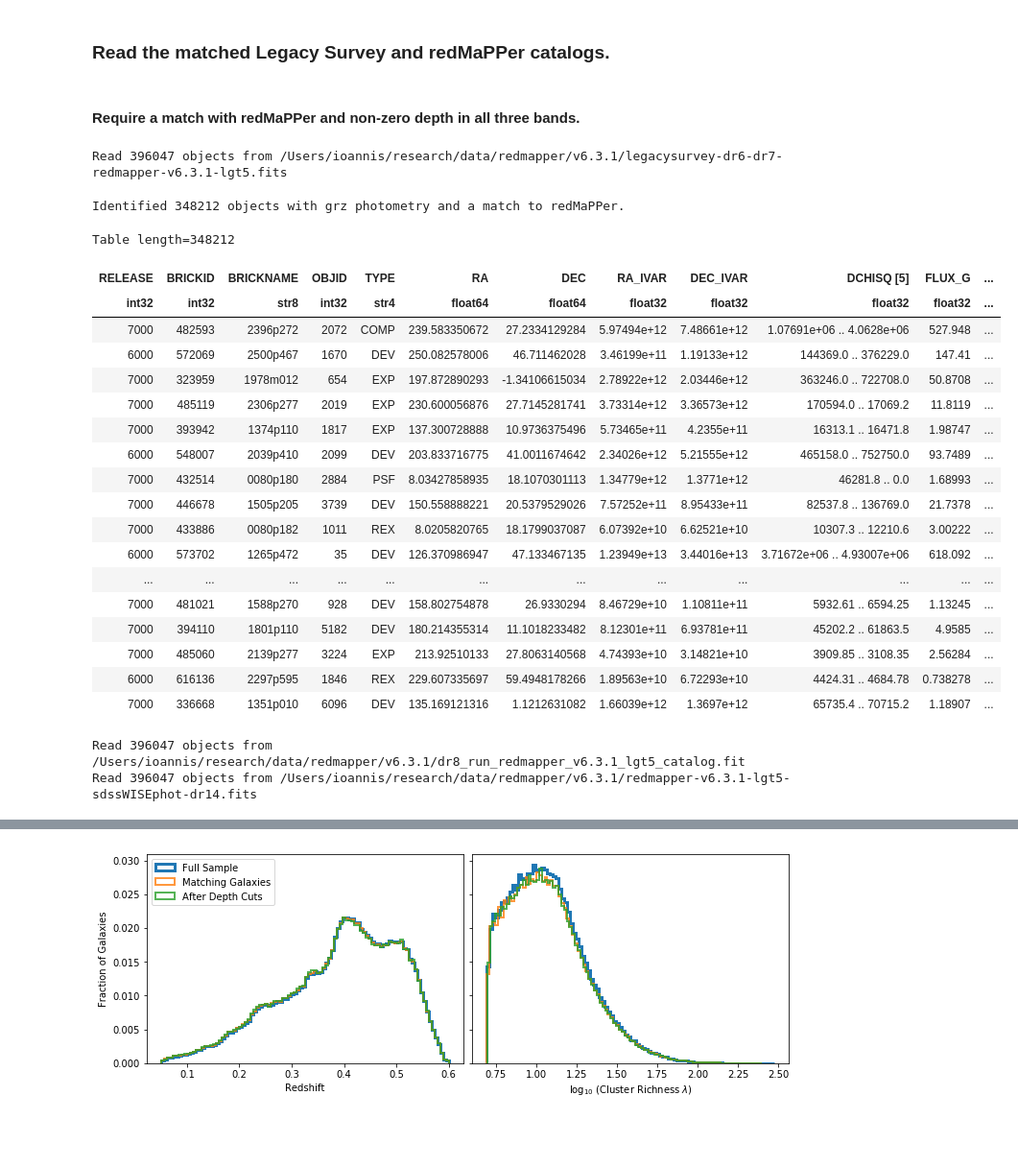
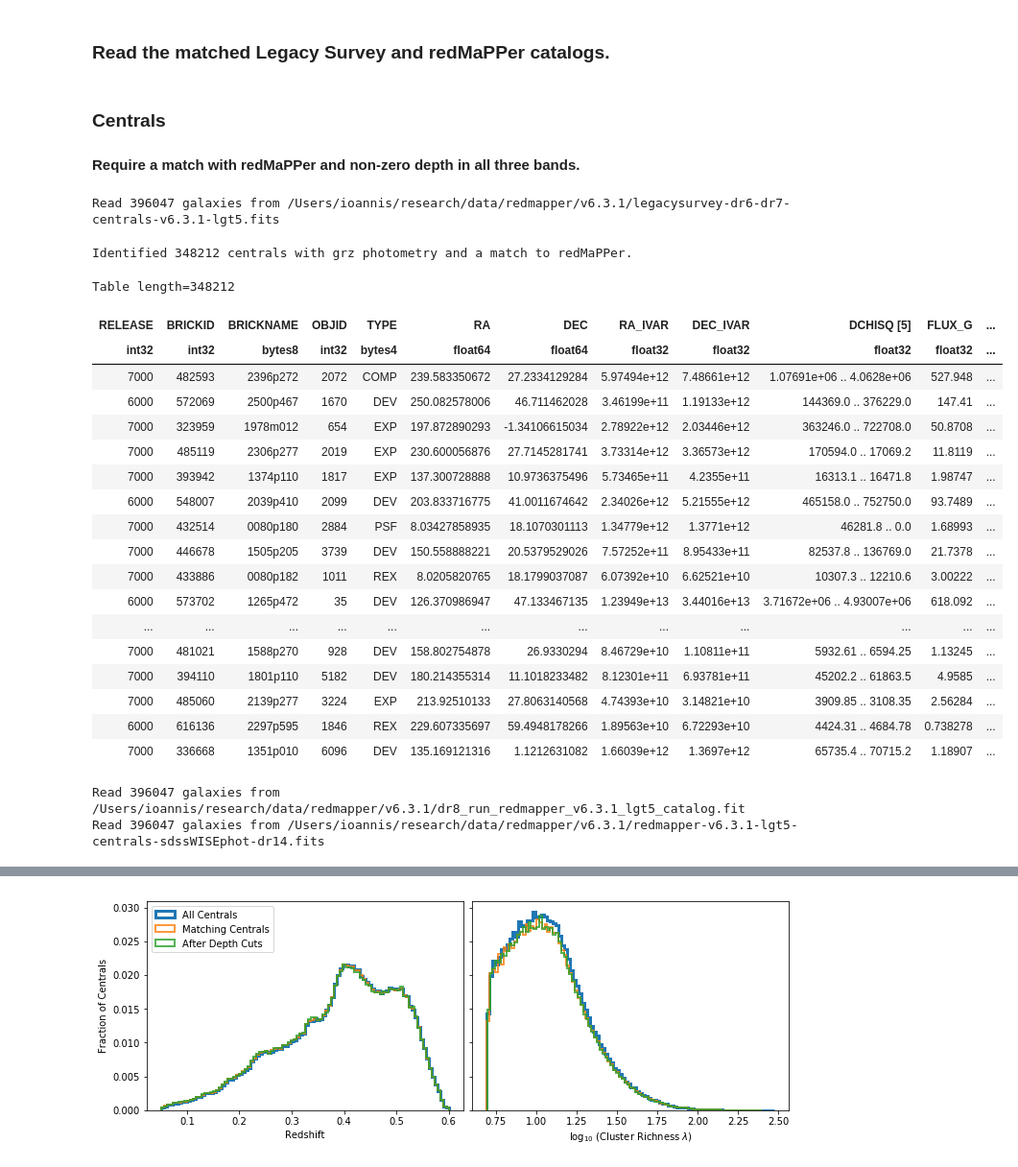
Before and after one commit to moustakas/legacyhalos, a Jupyter notebook: doc/legacyhalos-sample-selection.ipynb, the cells around one changed output, grey strips where cells are left out. Shown at 96% size. Saved outputs shown, nothing was run; the diff lists cells and outputs as text; code cells hidden in the pictures; blank space fills up the shorter version.

```diff
--- a/doc/legacyhalos-sample-selection.ipynb
+++ b/doc/legacyhalos-sample-selection.ipynb
@@ -56,16 +60,20 @@ jackfile = os.path.join( legacyhalos.io.sample_dir(), 'legacyhalos-jackknife-{}.
 # %% [markdown]
 ### Read the matched Legacy Survey and redMaPPer catalogs.
 # %%
-def read_legacysurvey(lsdr='dr6-dr7', rmversion='v6.3.1'):
+def read_legacysurvey(lsdr='dr6-dr7', rmversion='v6.3.1', index=None, satellites=False):
     """Read the matched Legacy Survey catalog.
 
     Note that non-matching entries are populated with zeros / False.
 
     """
+    if satellites:
+        galtype = 'members'
+    else:
+        galtype = 'centrals'
     lsfile = os.path.join( os.getenv('REDMAPPER_DIR'), rmversion,
-                           'legacysurvey-{}-redmapper-{}-lgt5.fits'.format(lsdr, rmversion) )
-    ls = Table(fits.getdata(lsfile, ext=1, upper=True))
-    print('Read {} objects from {}'.format(len(ls), lsfile))
+                           'legacysurvey-{}-{}-{}-lgt5.fits'.format(lsdr, galtype, rmversion) )
+    ls = Table(fitsio.read(lsfile, ext=1, upper=True, rows=index))
+    print('Read {} galaxies from {}'.format(len(ls), lsfile))
 
     return ls
 # %%
@@ -102,24 +113,25 @@ def read_redmapper(rmversion='v6.3.1', index=None):
 
     return rmout
 # %% [markdown]
+### Centrals
 #### Require a match with redMaPPer and non-zero depth in all three bands.
 # %%
-lsall = read_legacysurvey(lsdr=lsdr, rmversion=rmversion)
+lscenall = read_legacysurvey(lsdr=lsdr, rmversion=rmversion)
 # %% [output]
-Read 396047 objects from /Users/ioannis/research/data/redmapper/v6.3.1/legacysurvey-dr6-dr7-redmapper-v6.3.1-lgt5.fits
+Read 396047 galaxies from /Users/ioannis/research/data/redmapper/v6.3.1/legacysurvey-dr6-dr7-centrals-v6.3.1-lgt5.fits
 # %%
-lsmatched = np.where(
-    (lsall['GALDEPTH_G'] > 0) *
-    (lsall['GALDEPTH_R'] > 0) *
-    (lsall['GALDEPTH_Z'] > 0) )[0]
-print('Identified {} objects with grz photometry and a match to redMaPPer.'.format(len(lsmatched)))
-ls = lsall[lsmatched]
-ls
+cenmatched = np.where(
+    (lscenall['GALDEPTH_G'] > 0) *
+    (lscenall['GALDEPTH_R'] > 0) *
+    (lscenall['GALDEPTH_Z'] > 0) )[0]
+print('Identified {} centrals with grz photometry and a match to redMaPPer.'.format(len(cenmatched)))
+lscen = lscenall[cenmatched]
+lscen
 # %% [output]
-Identified 348212 objects with grz photometry and a match to redMaPPer.
+Identified 348212 centrals with grz photometry and a match to redMaPPer.
 Table length=348212
 | RELEASE | BRICKID | BRICKNAME | OBJID | TYPE | RA | DEC | RA_IVAR | DEC_IVAR | DCHISQ [5] | FLUX_G | ... |
-| int32 | int32 | str8 | int32 | str4 | float64 | float64 | float32 | float32 | float32 | float32 | ... |
+| int32 | int32 | bytes8 | int32 | bytes4 | float64 | float64 | float32 | float32 | float32 | float32 | ... |
 | 7000 | 482593 | 2396p272 | 2072 | COMP | 239.583350672 | 27.2334129284 | 5.97494e+12 | 7.48661e+12 | 1.07691e+06 .. 4.0628e+06 | 527.948 | ... |
 | 6000 | 572069 | 2500p467 | 1670 | DEV | 250.082578006 | 46.711462028 | 3.46199e+11 | 1.19133e+12 | 144369.0 .. 376229.0 | 147.41 | ... |
 | 7000 | 323959 | 1978m012 | 654 | EXP | 197.872890293 | -1.34106615034 | 2.78922e+12 | 2.03446e+12 | 363246.0 .. 722708.0 | 50.8708 | ... |
@@ -137,8 +149,8 @@ Table length=348212
 | 6000 | 616136 | 2297p595 | 1846 | REX | 229.607335697 | 59.4948178266 | 1.89563e+10 | 6.72293e+10 | 4424.31 .. 4684.78 | 0.738278 | ... |
 | 7000 | 336668 | 1351p010 | 6096 | DEV | 135.169121316 | 1.1212631082 | 1.66039e+12 | 1.3697e+12 | 65735.4 .. 70715.2 | 1.18907 | ... |
 # %%
-rmall = read_redmapper(rmversion=rmversion)
-assert(len(rmall) == len(lsall))
+rmcenall = read_redmapper(rmversion=rmversion)
+assert(len(rmcenall) == len(lscenall))
 # %% [output]
-Read 396047 objects from /Users/ioannis/research/data/redmapper/v6.3.1/dr8_run_redmapper_v6.3.1_lgt5_catalog.fit
-Read 396047 objects from /Users/ioannis/research/data/redmapper/v6.3.1/redmapper-v6.3.1-lgt5-sdssWISEphot-dr14.fits
+Read 396047 galaxies from /Users/ioannis/research/data/redmapper/v6.3.1/dr8_run_redmapper_v6.3.1_lgt5_catalog.fit
+Read 396047 galaxies from /Users/ioannis/research/data/redmapper/v6.3.1/redmapper-v6.3.1-lgt5-centrals-sdssWISEphot-dr14.fits
```
Also changed, not shown: parts of 30 cells of this notebook, 3 other files.
